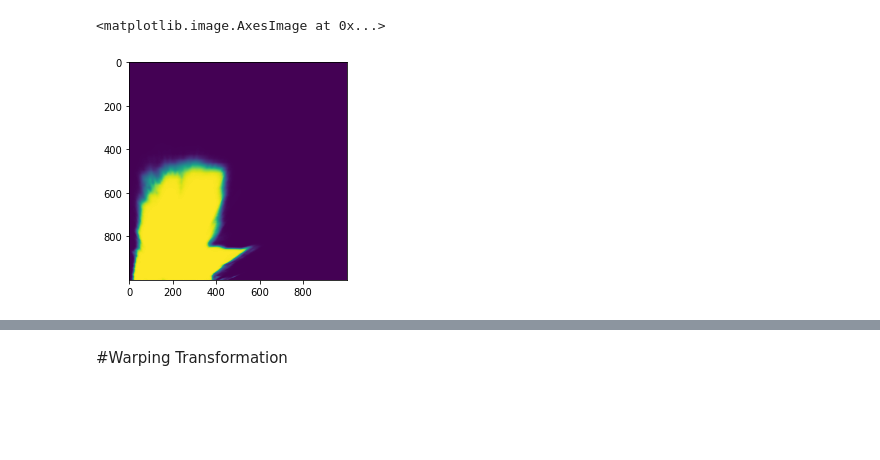
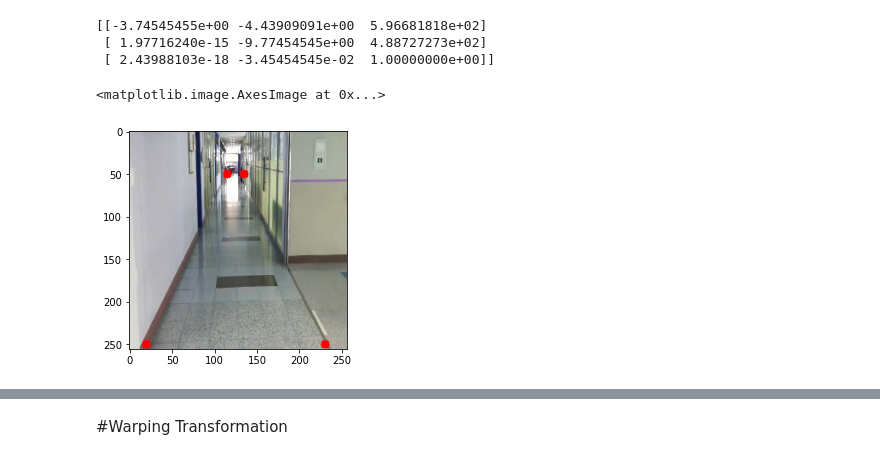
Before and after one commit to taegukang35/device_for_blind, a Jupyter notebook: warping_transform.ipynb, the cells around one changed output, grey strips where cells are left out. Cells and saved outputs as stored; diff of their text form; code cells hidden in the pictures; blank space fills up the shorter version.

```diff
--- a/warping_transform.ipynb
+++ b/warping_transform.ipynb
@@ -94,5 +100,15 @@ plt.imshow(result_img)
-# %%
-plt.imshow(result_mask)
-# %% [output]
-<matplotlib.image.AxesImage at 0x...>
-[figure, removed]
+# %%
+print(matrix)
+# %% [output]
+[[-3.74545455e+00 -4.43909091e+00  5.96681818e+02]
+ [ 1.97716240e-15 -9.77454545e+00  4.88727273e+02]
+ [ 2.43988103e-18 -3.45454545e-02  1.00000000e+00]]
+# %%
+cv2.circle(img, (115, 50), 5, (255, 0 ,0), -1)
+cv2.circle(img, (135, 50), 5, (255, 0, 0), -1)
+cv2.circle(img, (20, 250), 5, (255, 0, 0), -1)
+cv2.circle(img, (230, 250), 5, (255, 0, 0), -1)
+plt.imshow(img)
+# %% [output]
+<matplotlib.image.AxesImage at 0x...>
+[figure, added]
```
Also changed, not shown: parts of 20 cells of this notebook.
